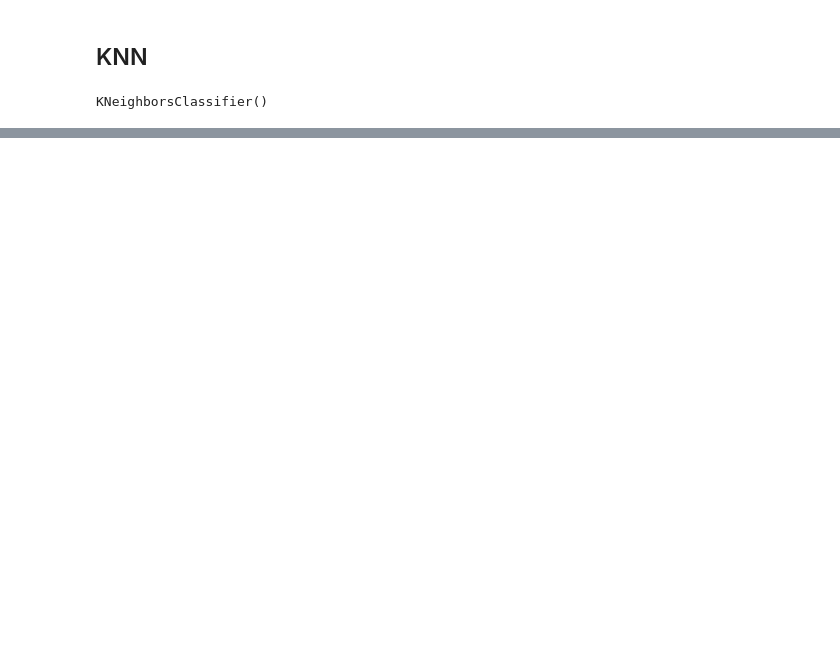
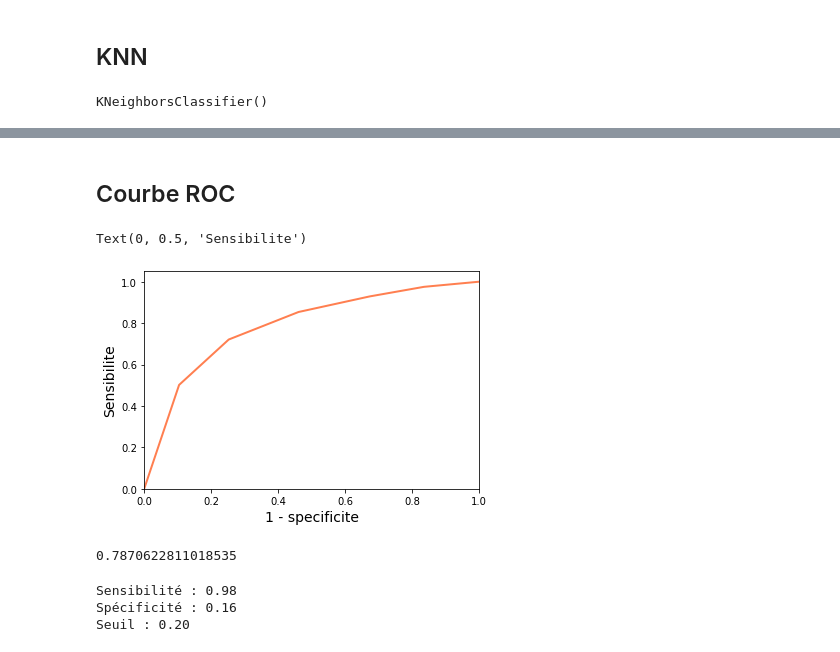
Before and after one commit to BertrandBorel/Notebooks, a Jupyter notebook: IA/grid_search_tp/Tutoriel_grid_search.ipynb, the cells around one changed output, grey strips where cells are left out. Cells and saved outputs as stored; diff of their text form; code cells hidden in the pictures; blank space fills up the shorter version.

```diff
--- a/IA/grid_search_tp/Tutoriel_grid_search.ipynb
+++ b/IA/grid_search_tp/Tutoriel_grid_search.ipynb
@@ -149,0 +150,29 @@ Accuracy: 0.763265306122449
+# %% [markdown]
+## Courbe ROC
+# %%
+y_pred_proba = classifier.predict_proba(X_test_std)[:, 1]
+[fpr, tpr, thr] = metrics.roc_curve(y_test, y_pred_proba)
+plt.plot(fpr, tpr, color='coral', lw=2)
+plt.xlim([0.0, 1.0])
+plt.ylim([0.0, 1.05])
+plt.xlabel('1 - specificite', fontsize=14)
+plt.ylabel('Sensibilite', fontsize=14)
+# %% [output]
+Text(0, 0.5, 'Sensibilite')
+[figure, added]
+# %%
+print(metrics.auc(fpr, tpr))
+# %% [output]
+0.7870622811018535
+# %%
+# indice du premier seuil pour lequel
+# la sensibilité est supérieure à 0.95
+idx = np.min(np.where(tpr > 0.95))
+
+print("Sensibilité : {:.2f}".format(tpr[idx]))
+print("Spécificité : {:.2f}".format(1-fpr[idx]))
+print("Seuil : {:.2f}".format(thr[idx]))
+# %% [output]
+Sensibilité : 0.98
+Spécificité : 0.16
+Seuil : 0.20
```
Also changed, not shown: parts of 4 cells of this notebook.
